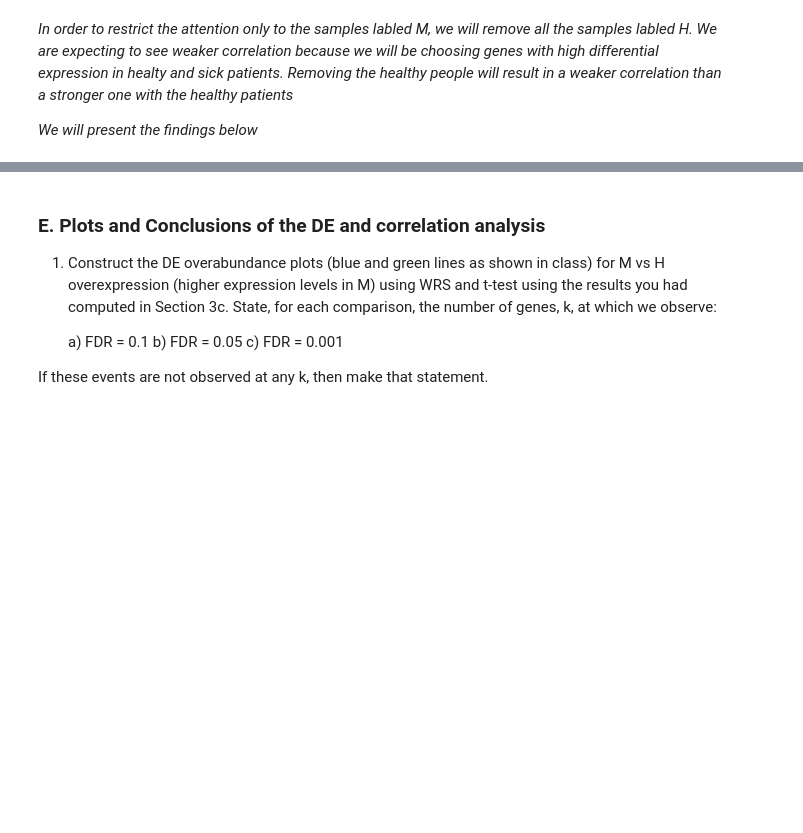
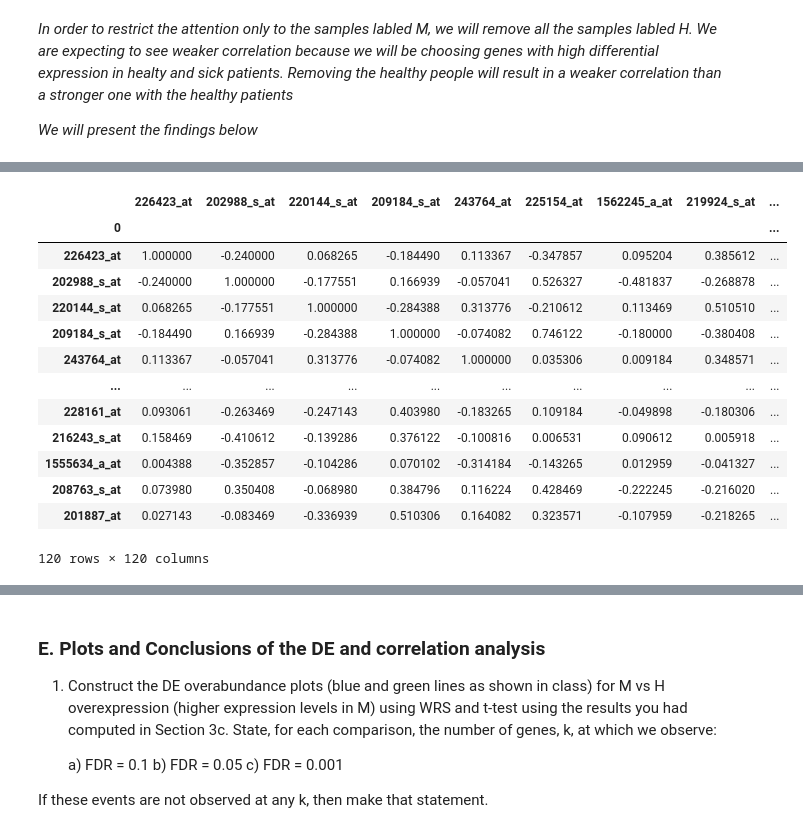
Before and after one commit to mayakerem/StatisticsDataAnalysis, a Jupyter notebook: HW4/204818181_329827190.ipynb, the cells around one changed output, grey strips where cells are left out. Drawn from its saved outputs; the diff is of its cells as text; code cells hidden in the pictures; blank space fills up the shorter version.

```diff
--- a/HW4/204818181_329827190.ipynb
+++ b/HW4/204818181_329827190.ipynb
@@ -346,0 +434,17 @@ Significant co-expressed gene pairs: 6835.0
+# %%
+new_D_data_heatmap
+# %% [output]
+|  | 226423_at | 202988_s_at | 220144_s_at | 209184_s_at | 243764_at | 225154_at | 1562245_a_at | 219924_s_at | ... |
+| 0 |  |  |  |  |  |  |  |  | ... |
+| 226423_at | 1.000000 | -0.240000 | 0.068265 | -0.184490 | 0.113367 | -0.347857 | 0.095204 | 0.385612 | ... |
+| 202988_s_at | -0.240000 | 1.000000 | -0.177551 | 0.166939 | -0.057041 | 0.526327 | -0.481837 | -0.268878 | ... |
+| 220144_s_at | 0.068265 | -0.177551 | 1.000000 | -0.284388 | 0.313776 | -0.210612 | 0.113469 | 0.510510 | ... |
+| 209184_s_at | -0.184490 | 0.166939 | -0.284388 | 1.000000 | -0.074082 | 0.746122 | -0.180000 | -0.380408 | ... |
+| 243764_at | 0.113367 | -0.057041 | 0.313776 | -0.074082 | 1.000000 | 0.035306 | 0.009184 | 0.348571 | ... |
+| ... | ... | ... | ... | ... | ... | ... | ... | ... | ... |
+| 228161_at | 0.093061 | -0.263469 | -0.247143 | 0.403980 | -0.183265 | 0.109184 | -0.049898 | -0.180306 | ... |
+| 216243_s_at | 0.158469 | -0.410612 | -0.139286 | 0.376122 | -0.100816 | 0.006531 | 0.090612 | 0.005918 | ... |
+| 1555634_a_at | 0.004388 | -0.352857 | -0.104286 | 0.070102 | -0.314184 | -0.143265 | 0.012959 | -0.041327 | ... |
+| 208763_s_at | 0.073980 | 0.350408 | -0.068980 | 0.384796 | 0.116224 | 0.428469 | -0.222245 | -0.216020 | ... |
+| 201887_at | 0.027143 | -0.083469 | -0.336939 | 0.510306 | 0.164082 | 0.323571 | -0.107959 | -0.218265 | ... |
+120 rows × 120 columns
```
Also changed, not shown: parts of 35 cells of this notebook.
